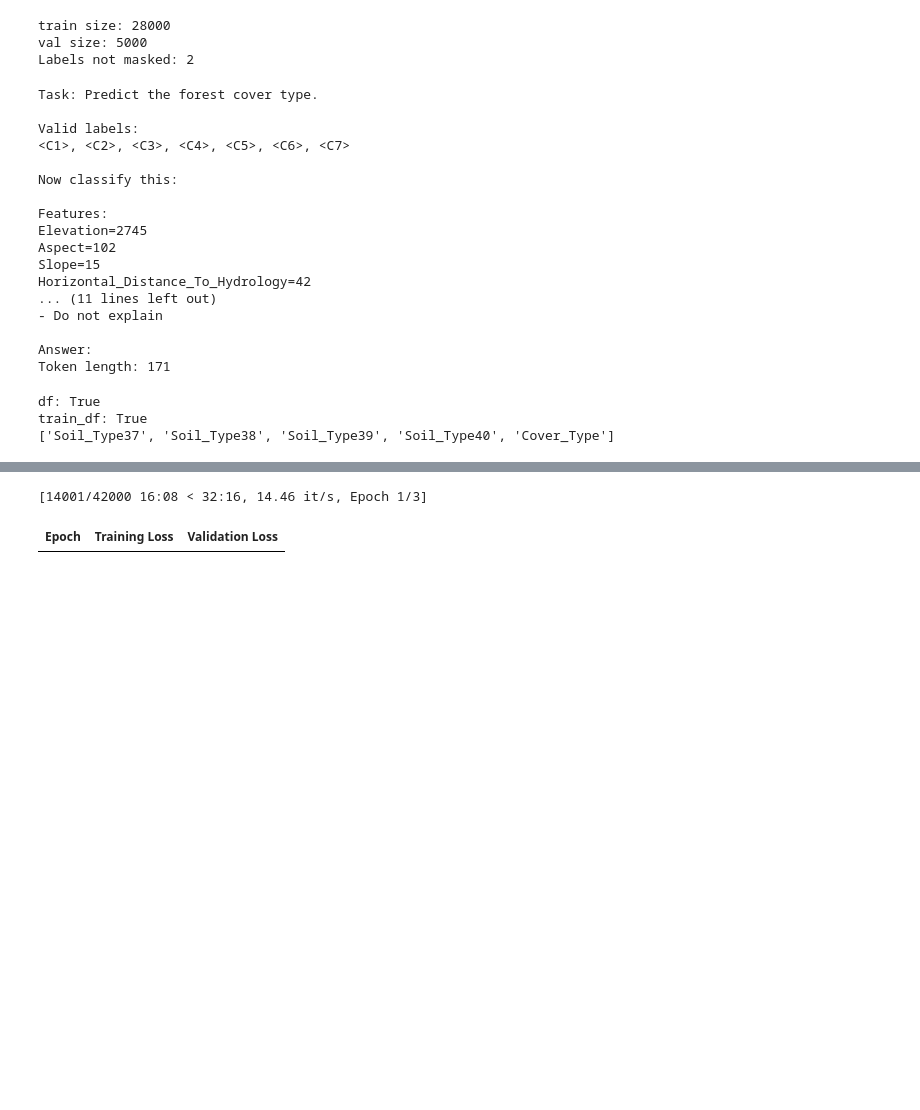
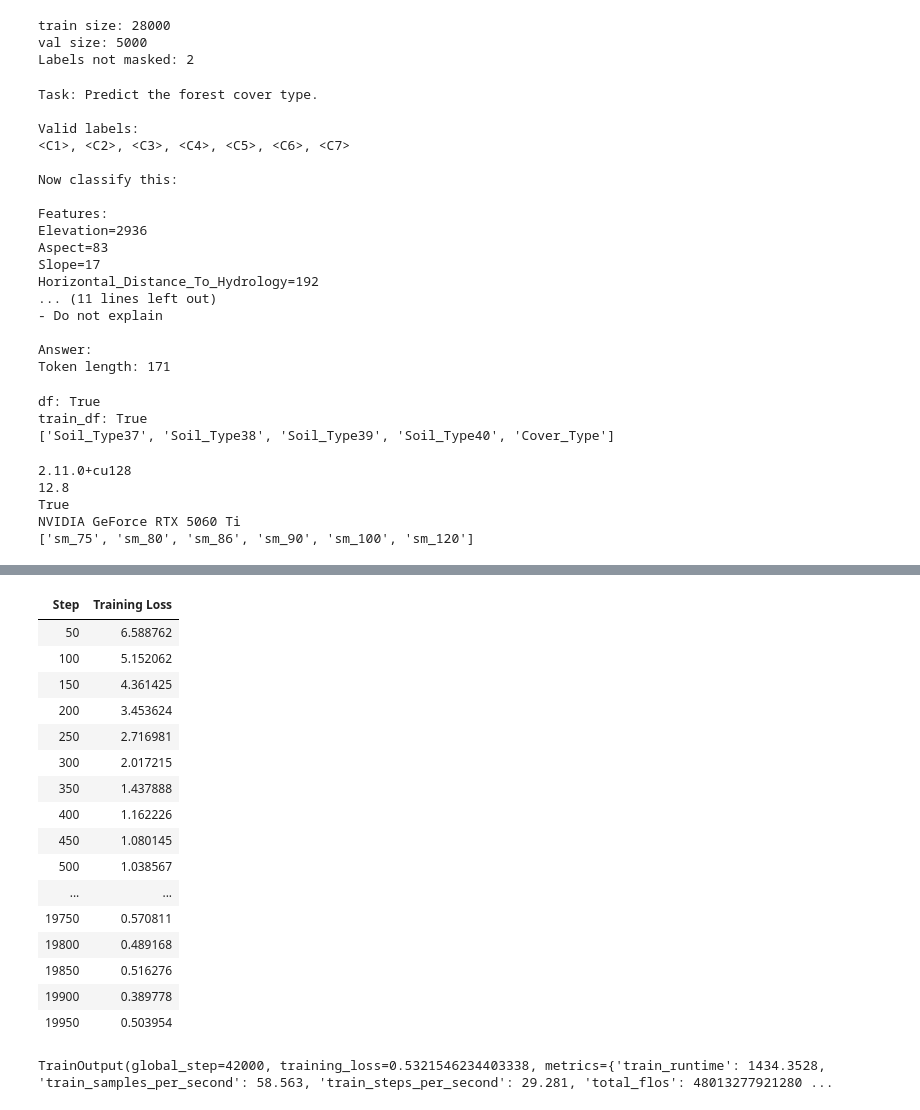
Before and after one commit to JumDum1101/ML_Project, a Jupyter notebook: llm.ipynb, the cells around one changed output, grey strips where cells are left out. Cells and saved outputs as stored; diff of their text form; code cells hidden in the pictures; blank space fills up the shorter version.

Commit message:
better model

```diff
--- a/llm.ipynb
+++ b/llm.ipynb
@@ -18,7 +18,7 @@ columns += [f"Wilderness_Area{i}" for i in range(1, 5)]
 columns += [f"Soil_Type{i}" for i in range(1, 41)]
 columns += ["Cover_Type"]
 
-df = pd.read_csv("/content/covtype.data.gz", header=None)
+df = pd.read_csv("covertype/covtype.data.gz", header=None)
 df.columns = columns
 
 print(df.shape)
@@ -54,11 +54,11 @@ val_df, test_df = train_test_split(
 
 print(train_df.shape, val_df.shape, test_df.shape)
 
-# balanced training set
+# ✅ FIXED balanced training set (keeps Cover_Type)
 train_balanced = (
-    train_df.groupby("Cover_Type", group_keys=False)
-    .apply(lambda x: x.sample(n=4000, replace=len(x) < 4000, random_state=42))
-    .sample(frac=1, random_state=42)
+    train_df
+    .groupby("Cover_Type", group_keys=False, as_index=False)
+    .sample(n=4000, replace=True, random_state=42)
     .reset_index(drop=True)
 )
 
@@ -66,6 +66,9 @@ train_balanced = (
 val_small = val_df.sample(n=5000, random_state=42).reset_index(drop=True)
 test_small = test_df.sample(n=5000, random_state=42).reset_index(drop=True)
 
+# ✅ verify everything
+print("Columns:", train_balanced.columns.tolist()[-5:])
+print("Balanced counts:")
 print(train_balanced["Cover_Type"].value_counts().sort_index())
 # %% [output]
 (406708, 55) (58101, 55) (116203, 55)
@@ -285,10 +282,10 @@ Valid labels:
 Now classify this:
 
 Features:
-Elevation=2745
-Aspect=102
-Slope=15
-Horizontal_Distance_To_Hydrology=42
+Elevation=2936
+Aspect=83
+Slope=17
+Horizontal_Distance_To_Hydrology=192
 ... (11 lines left out)
 - Do not explain
 
@@ -302,6 +299,19 @@ print(train_df.columns.tolist()[-5:])
 df: True
 train_df: True
 ['Soil_Type37', 'Soil_Type38', 'Soil_Type39', 'Soil_Type40', 'Cover_Type']
+# %%
+import torch
+print(torch.__version__)
+print(torch.version.cuda)
+print(torch.cuda.is_available())
+print(torch.cuda.get_device_name(0))
+print(torch.cuda.get_arch_list())
+# %% [output]
+2.11.0+cu128
+12.8
+True
+NVIDIA GeForce RTX 5060 Ti
+['sm_75', 'sm_80', 'sm_86', 'sm_90', 'sm_100', 'sm_120']
 # %%
 # training
 from transformers import Trainer, TrainingArguments
@@ -309,13 +319,10 @@ from sklearn.metrics import accuracy_score
 import numpy as np
 import torch
 
-# metrics function
 def compute_metrics(eval_pred):
     logits, labels = eval_pred
-
     predictions = np.argmax(logits, axis=-1)
 
-    # ignore masked tokens (-100)
     mask = labels != -100
     labels = labels[mask]
     predictions = predictions[mask]
@@ -324,20 +331,20 @@ def compute_metrics(eval_pred):
         "accuracy": accuracy_score(labels, predictions)
     }
 
-# training arguments
 training_args = TrainingArguments(
     output_dir="./llm_covertype",
 
-    eval_strategy="epoch",
-    save_strategy="epoch",
+    # safer: no validation during training
+    eval_strategy="no",
+    save_strategy="steps",
+    save_steps=1000,
+    save_total_limit=2,
 
     logging_strategy="steps",
-    logging_steps=10,
+    logging_steps=50,
 
     per_device_train_batch_size=2,
     per_device_eval_batch_size=1,
-
-    eval_accumulation_steps=16,
 
     num_train_epochs=3,
     learning_rate=2e-5,
@@ -345,18 +352,10 @@ training_args = TrainingArguments(
 
     fp16=torch.cuda.is_available(),
 
-    save_total_limit=2,
-
-    load_best_model_at_end=True,
-    metric_for_best_model="eval_loss",
-    greater_is_better=False,
-
-    remove_unused_columns=False,  # ✅ important for custom dataset
-
+    remove_unused_columns=False,
     report_to="none"
 )
 
-# trainer
 trainer = Trainer(
     model=model,
     args=training_args,
@@ -365,6 +364,5 @@ trainer = Trainer(
     compute_metrics=compute_metrics
 )
 
-# start training
 trainer.train()
 # %% [output]
@@ -372,5 +370,21 @@ trainer.train()
+| Step | Training Loss |
+| 50 | 6.588762 |
+| 100 | 5.152062 |
+| 150 | 4.361425 |
+| 200 | 3.453624 |
+| 250 | 2.716981 |
+| 300 | 2.017215 |
+| 350 | 1.437888 |
+| 400 | 1.162226 |
+| 450 | 1.080145 |
+| 500 | 1.038567 |
+| ... | ... |
+| 19750 | 0.570811 |
+| 19800 | 0.489168 |
+| 19850 | 0.516276 |
+| 19900 | 0.389778 |
+| 19950 | 0.503954 |
-[14001/42000 16:08 < 32:16, 14.46 it/s, Epoch 1/3]
+TrainOutput(global_step=42000, training_loss=0.5321546234403338, metrics={'train_runtime': 1434.3528, 'train_samples_per_second': 58.563, 'train_steps_per_second': 29.281, 'total_flos': 48013277921280 ...
-| Epoch | Training Loss | Validation Loss |
 # %%
 # prediction
 def predict_label(row, model, tokenizer, max_new_tokens=5, device="cpu"):
```
Also changed, not shown: parts of 5 cells of this notebook.
